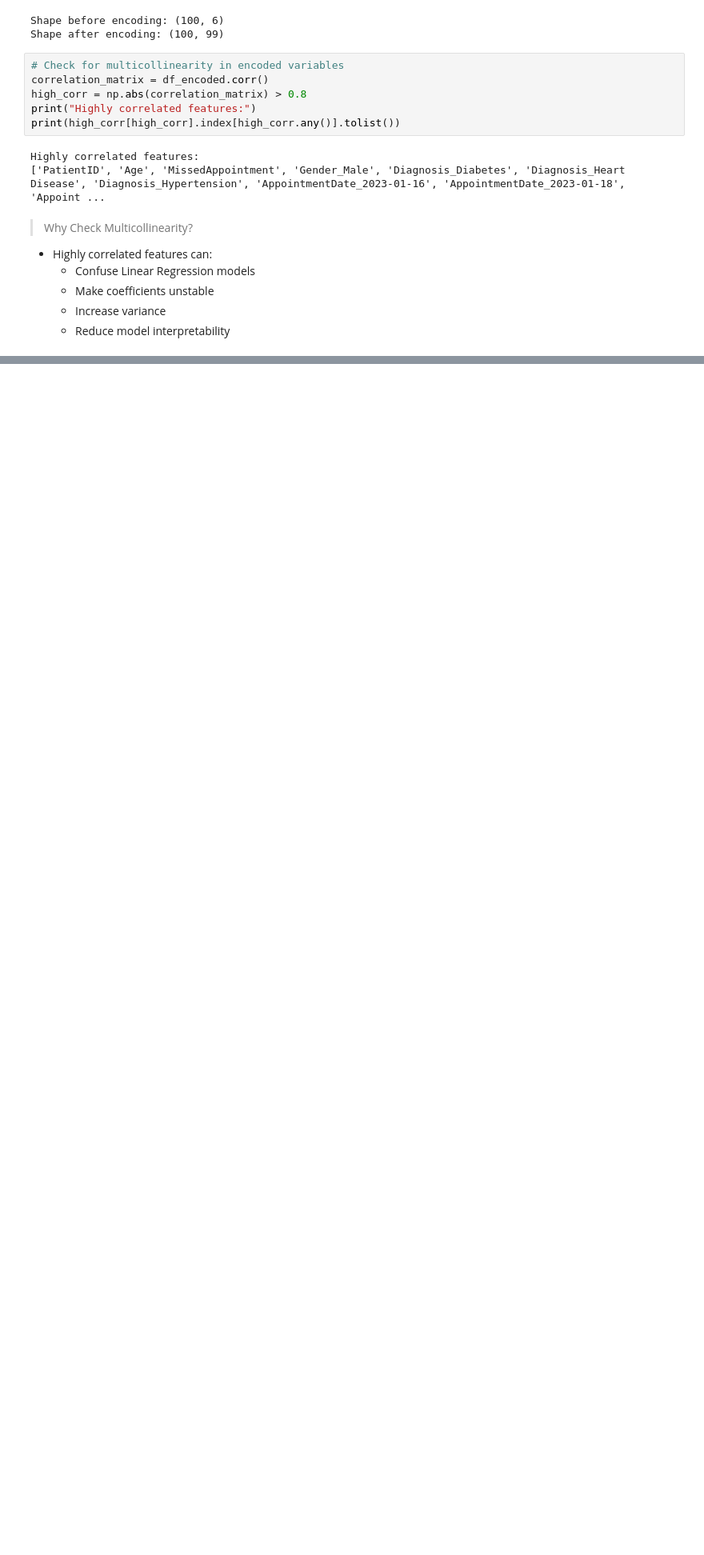
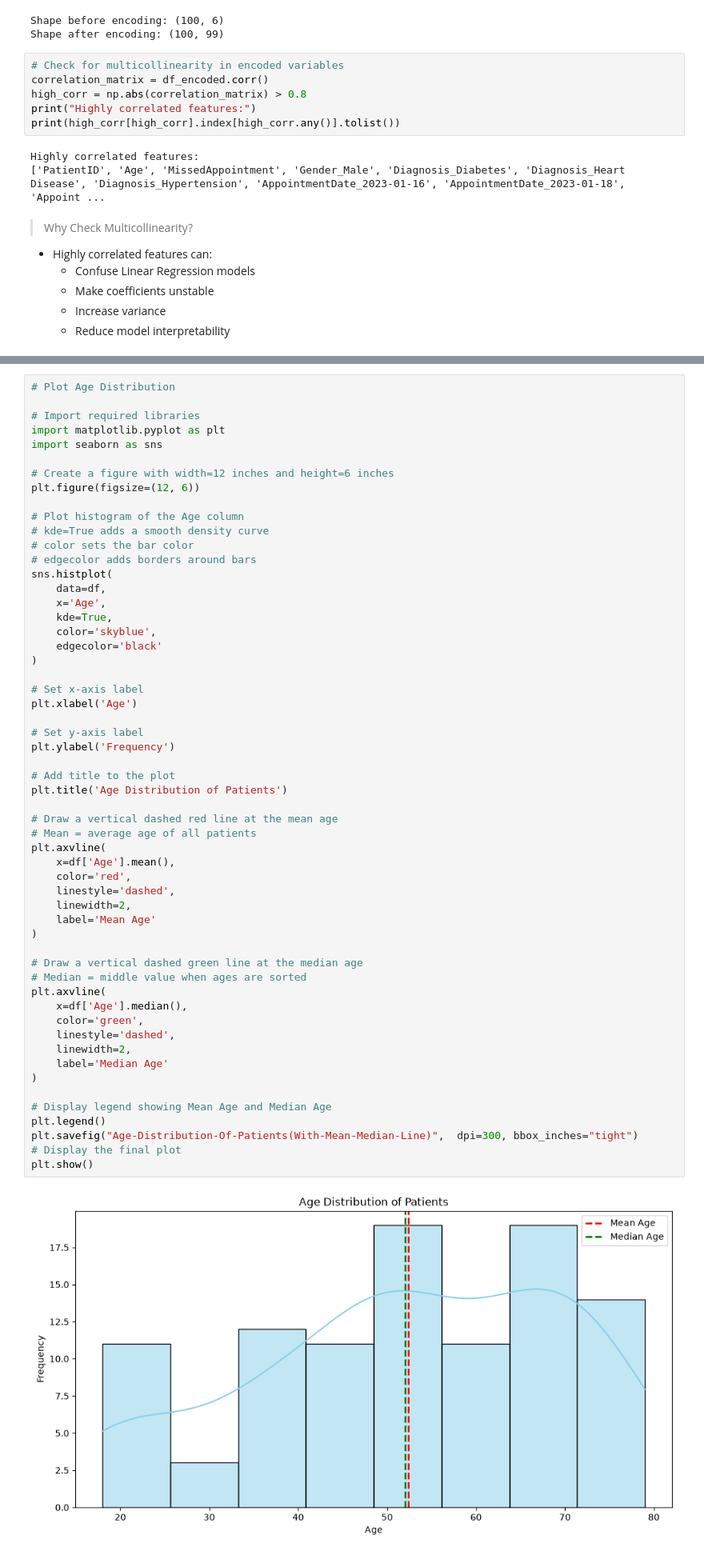
Before and after one commit to gursimranai/AI-ML-Journey, a Jupyter notebook: 12-Practice/Feature-Engineering/healthcare-data-analysis.ipynb, the cells around one changed output, grey strips where cells are left out. Shown at 80% size. Saved outputs shown, nothing was run; the diff lists cells and outputs as text; blank space fills up the shorter version.

```diff
--- a/12-Practice/Feature-Engineering/healthcare-data-analysis.ipynb
+++ b/12-Practice/Feature-Engineering/healthcare-data-analysis.ipynb
@@ -322,0 +325,58 @@ plt.show()
+# %%
+# Plot Age Distribution
+
+# Import required libraries
+import matplotlib.pyplot as plt
+import seaborn as sns
+
+# Create a figure with width=12 inches and height=6 inches
+plt.figure(figsize=(12, 6))
+
+# Plot histogram of the Age column
+# kde=True adds a smooth density curve
+# color sets the bar color
+# edgecolor adds borders around bars
+sns.histplot(
+    data=df,
+    x='Age',
+    kde=True,
+    color='skyblue',
+    edgecolor='black'
+)
+
+# Set x-axis label
+plt.xlabel('Age')
+
+# Set y-axis label
+plt.ylabel('Frequency')
+
+# Add title to the plot
+plt.title('Age Distribution of Patients')
+
+# Draw a vertical dashed red line at the mean age
+# Mean = average age of all patients
+plt.axvline(
+    x=df['Age'].mean(),
+    color='red',
+    linestyle='dashed',
+    linewidth=2,
+    label='Mean Age'
+)
+
+# Draw a vertical dashed green line at the median age
+# Median = middle value when ages are sorted
+plt.axvline(
+    x=df['Age'].median(),
+    color='green',
+    linestyle='dashed',
+    linewidth=2,
+    label='Median Age'
+)
+
+# Display legend showing Mean Age and Median Age
+plt.legend()
+plt.savefig("Age-Distribution-Of-Patients(With-Mean-Median-Line)",  dpi=300, bbox_inches="tight")
+# Display the final plot
+plt.show()
+# %% [output]
+[figure, added]
```
Also changed, not shown: parts of 10 cells of this notebook.
